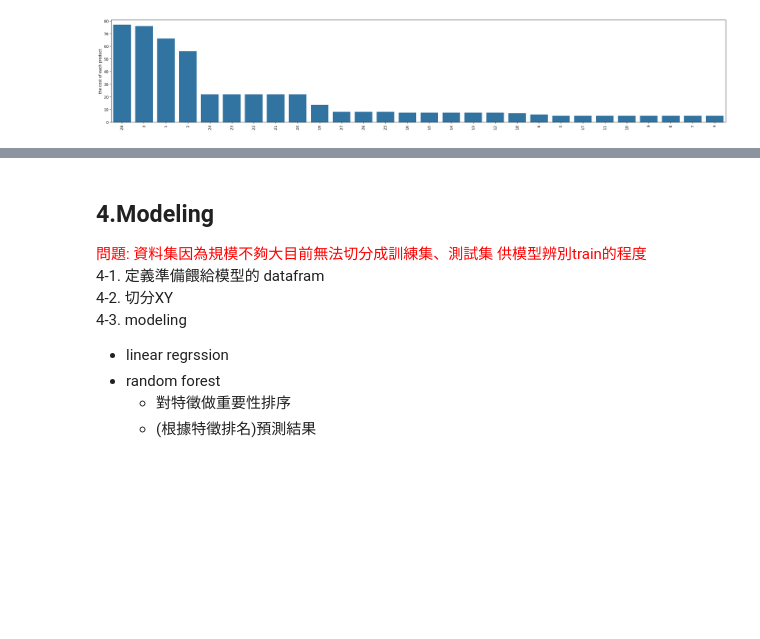
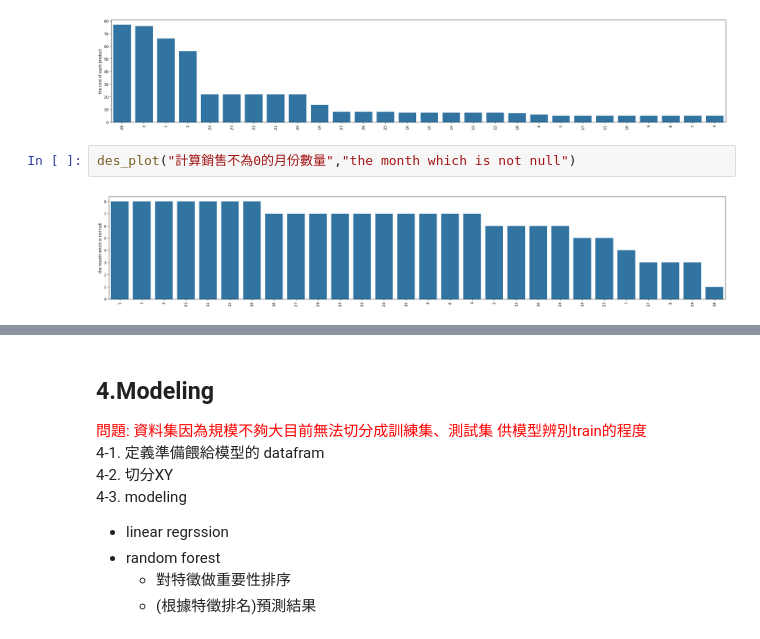
Before and after one commit to junweichen1999/brand_product_sale_analysis, a Jupyter notebook: anal_product.ipynb, the cells around one changed output, grey strips where cells are left out. Drawn from its saved outputs; the diff is of its cells as text; blank space fills up the shorter version.

```diff
--- a/anal_product.ipynb
+++ b/anal_product.ipynb
@@ -455,3 +460,7 @@ des_plot('銷售佔比','the percent of total sales')
 des_plot("商品成本","the cost of each product")
 # %% [output]
 [figure]
+# %%
+des_plot("計算銷售不為0的月份數量","the month which is not null")
+# %% [output]
+[figure, added]
```
Also changed, not shown: parts of 4 cells of this notebook, 3 other files.
